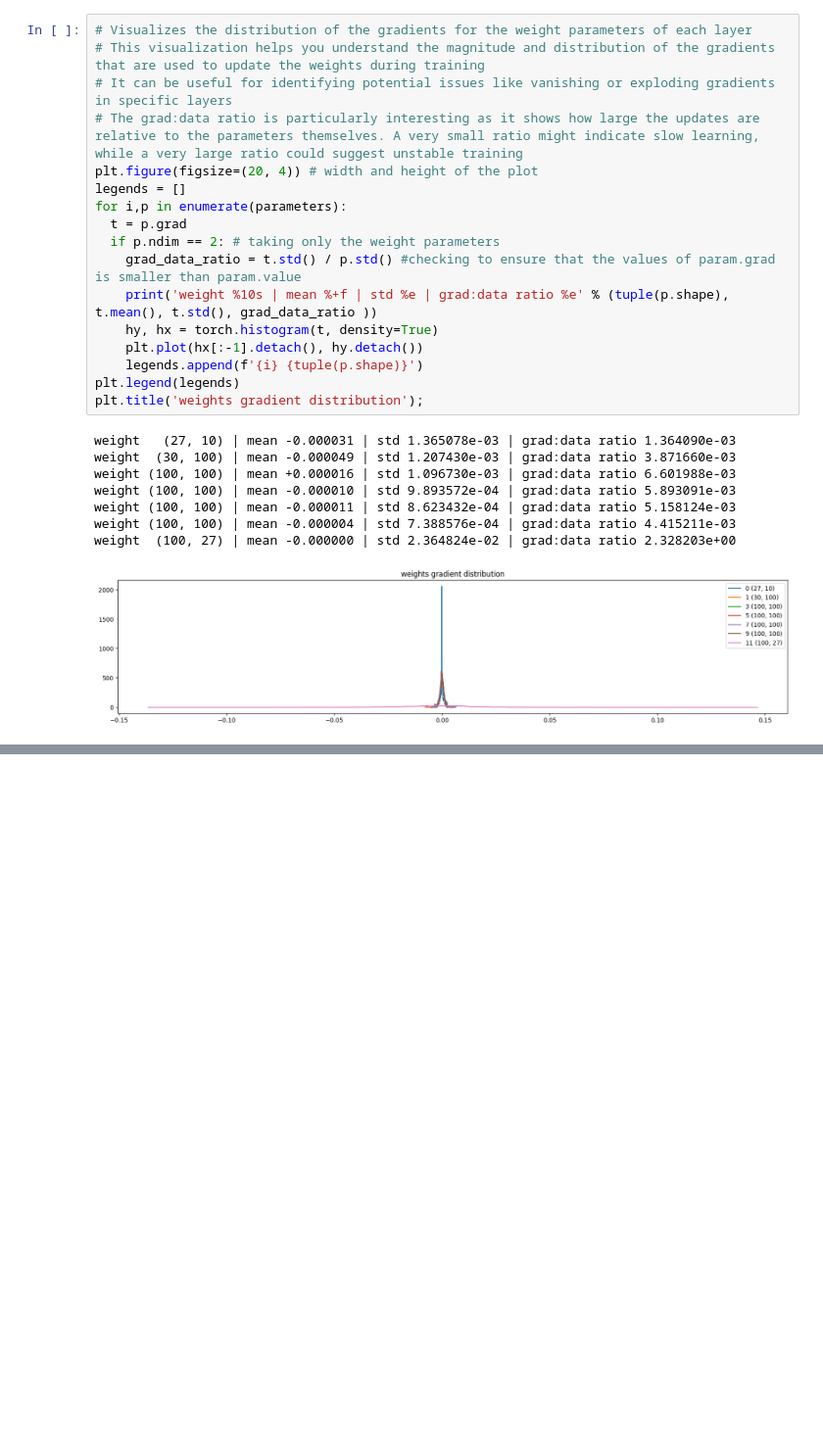
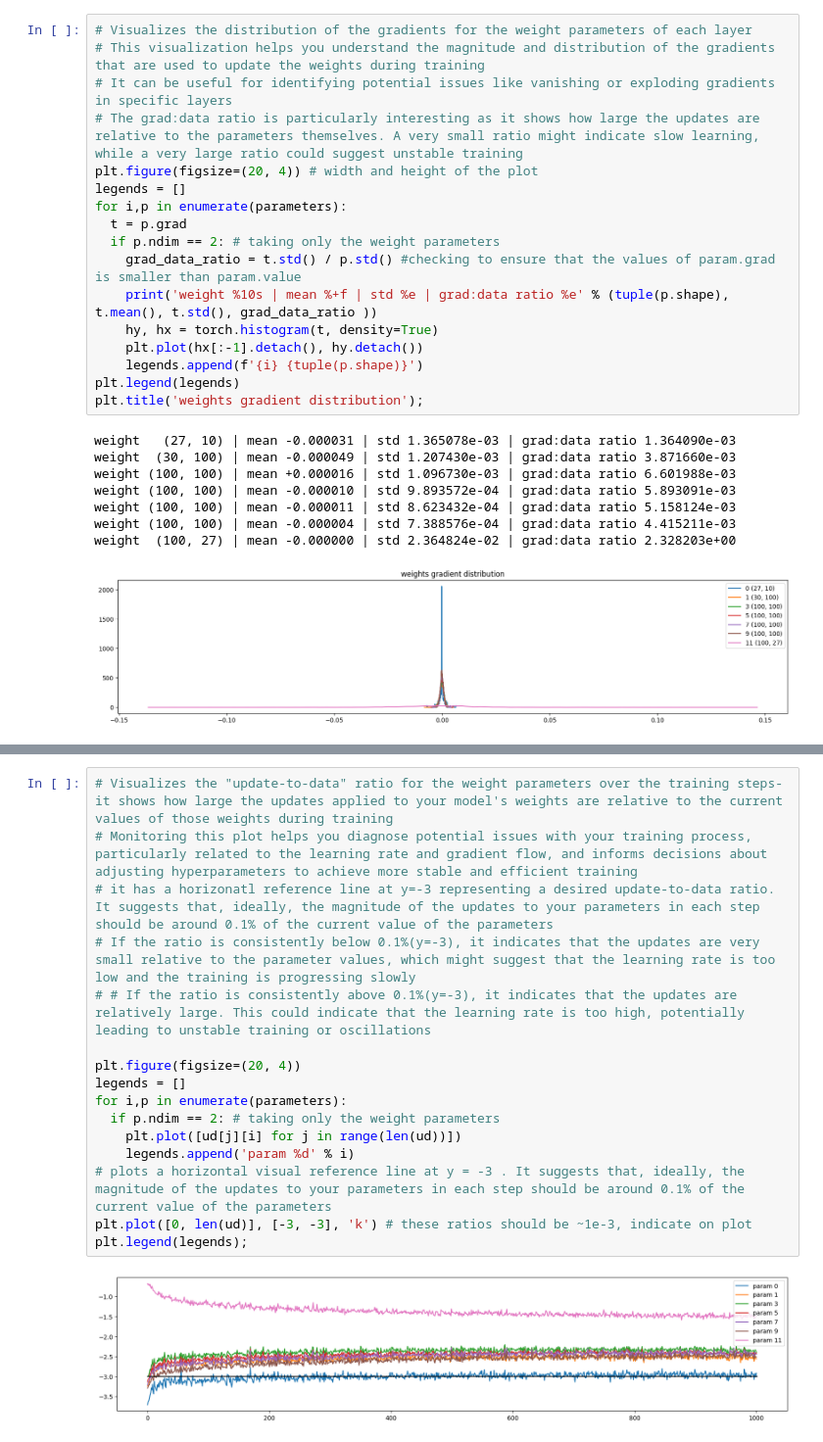
Before and after one commit to kannancmohan/neural-basics, a Jupyter notebook: 004_intro_to_Language_modeling_part3/intro_to_Language_modeling-part03_02.ipynb, the cells around one changed output, grey strips where cells are left out. Shown: that part at 98% size. Cells and saved outputs as stored; diff of their text form; blank space fills up the shorter version.

```diff
--- a/004_intro_to_Language_modeling_part3/intro_to_Language_modeling-part03_02.ipynb
+++ b/004_intro_to_Language_modeling_part3/intro_to_Language_modeling-part03_02.ipynb
@@ -288,0 +412,18 @@ weight  (100, 27) | mean -0.000000 | std 2.364824e-02 | grad:data ratio 2.328203
+# %%
+# Visualizes the "update-to-data" ratio for the weight parameters over the training steps-  it shows how large the updates applied to your model's weights are relative to the current values of those weights during training
+# Monitoring this plot helps you diagnose potential issues with your training process, particularly related to the learning rate and gradient flow, and informs decisions about adjusting hyperparameters to achieve more stable and efficient training
+# it has a horizonatl reference line at y=-3 representing a desired update-to-data ratio.  It suggests that, ideally, the magnitude of the updates to your parameters in each step should be around 0.1% of the current value of the parameters
+# If the ratio is consistently below 0.1%(y=-3), it indicates that the updates are very small relative to the parameter values, which might suggest that the learning rate is too low and the training is progressing slowly
+# # If the ratio is consistently above 0.1%(y=-3), it indicates that the updates are relatively large. This could indicate that the learning rate is too high, potentially leading to unstable training or oscillations
+
+plt.figure(figsize=(20, 4))
+legends = []
+for i,p in enumerate(parameters):
+  if p.ndim == 2: # taking only the weight parameters
+    plt.plot([ud[j][i] for j in range(len(ud))])
+    legends.append('param %d' % i)
+# plots a horizontal visual reference line at y = -3 . It suggests that, ideally, the magnitude of the updates to your parameters in each step should be around 0.1% of the current value of the parameters
+plt.plot([0, len(ud)], [-3, -3], 'k') # these ratios should be ~1e-3, indicate on plot
+plt.legend(legends);
+# %% [output]
+[figure, added]
```
Also changed, not shown: parts of 11 cells of this notebook.
